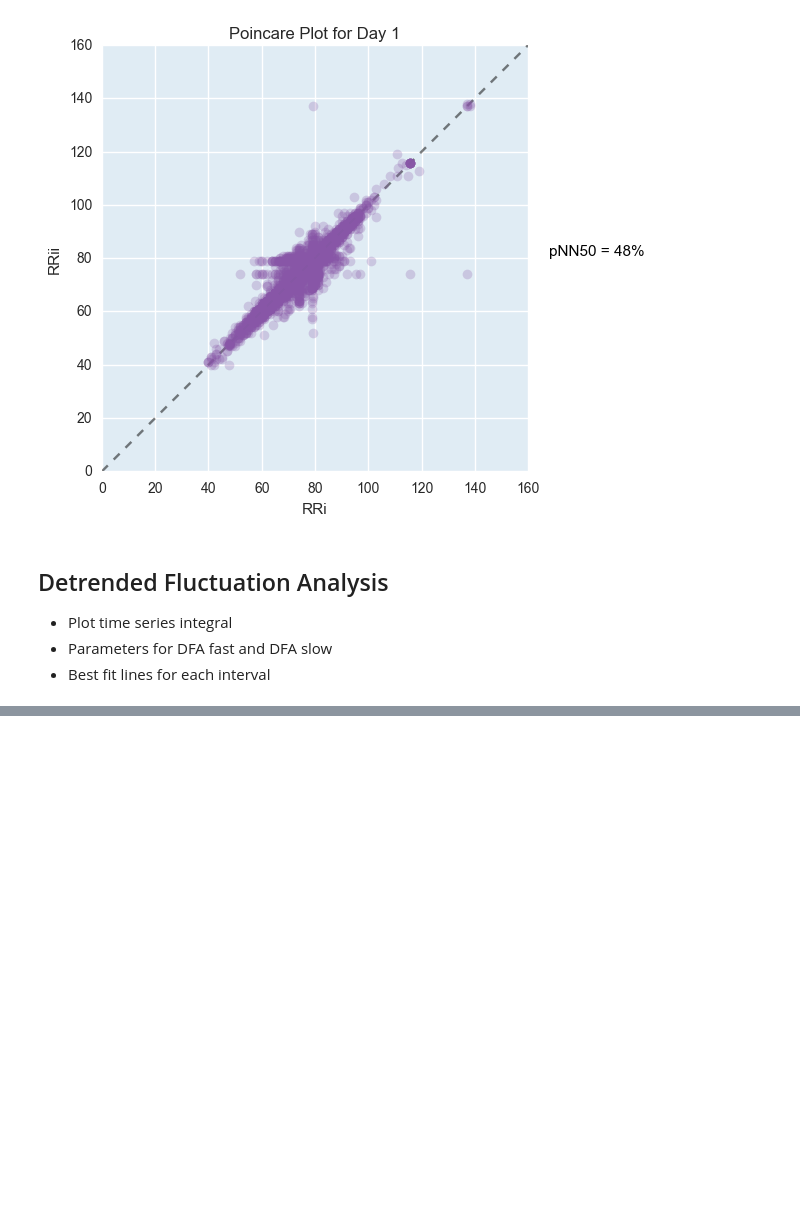
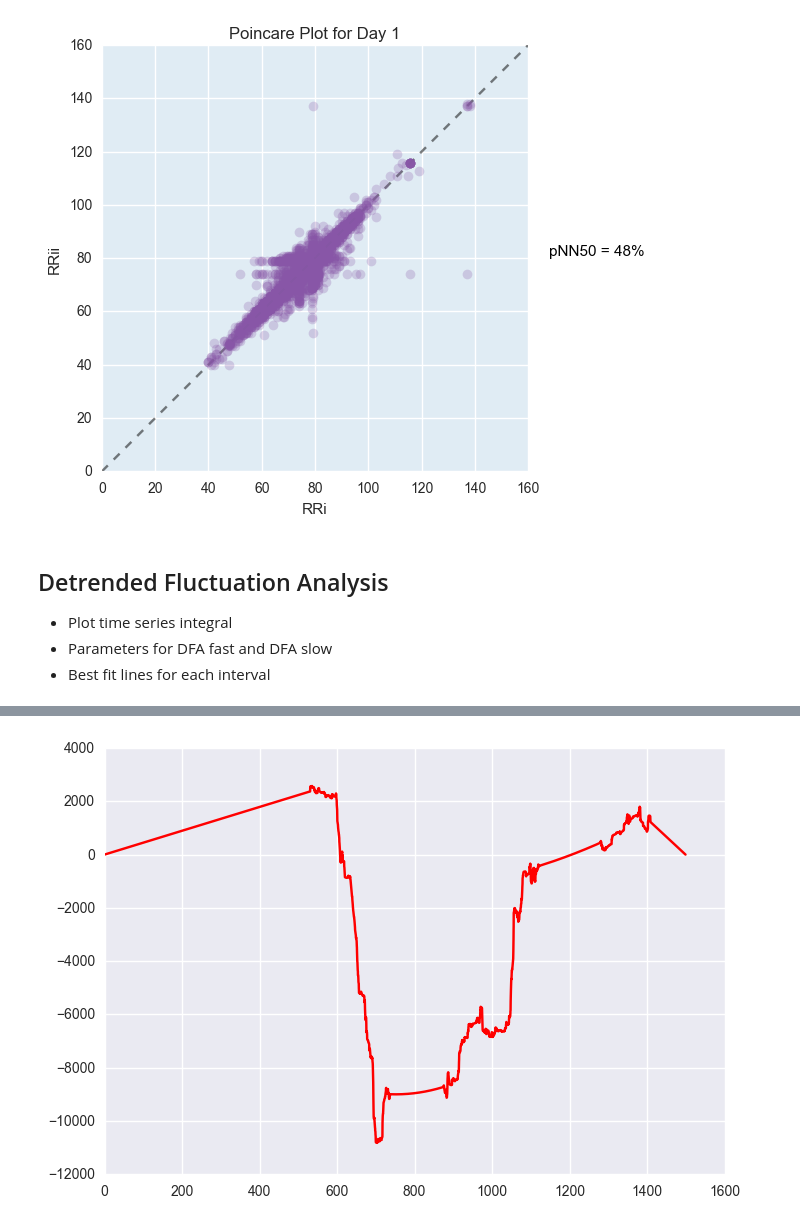
Before and after one commit to terrrychan/PHS-Project, a Jupyter notebook: Visualizations.ipynb, the cells around one changed output, grey strips where cells are left out. Cells and saved outputs as stored; diff of their text form; code cells hidden in the pictures; blank space fills up the shorter version.

Commit message:
DFA visualizations WIP

```diff
--- a/Visualizations.ipynb
+++ b/Visualizations.ipynb
@@ -170,3 +170,7 @@ plt.show()
 - Plot time series integral
 - Parameters for DFA fast and DFA slow
 - Best fit lines for each interval
+# %%
+data['time_min'] = data['hr_time_interp'].sub(16).multiply(60)
+data['time_sec'] = data['hr_time_interp'].sub(16).multiply(60).multiply(60)
+display(data.head())
@@ -172,0 +186,5 @@ plt.show()
+# %%
+B_avg = data['hr_interp'].mean()
+data['dfa_BiMinusBavg'] = data.loc[:, 'hr_interp'].sub(B_avg)
+data['dfa_yk'] = data['dfa_BiMinusBavg'].cumsum()
+display(data.head())
@@ -172,0 +241,9 @@ plt.show()
+# %%
+plt.plot(data['time_min'],
+         data['dfa_yk'],
+         'r-')
+plt.show()
+
+# Ahh okay. I should do the DFA separately on the chunks with data.
+# %% [output]
+[figure, added]
```
Also changed, not shown: parts of 9 cells of this notebook.
